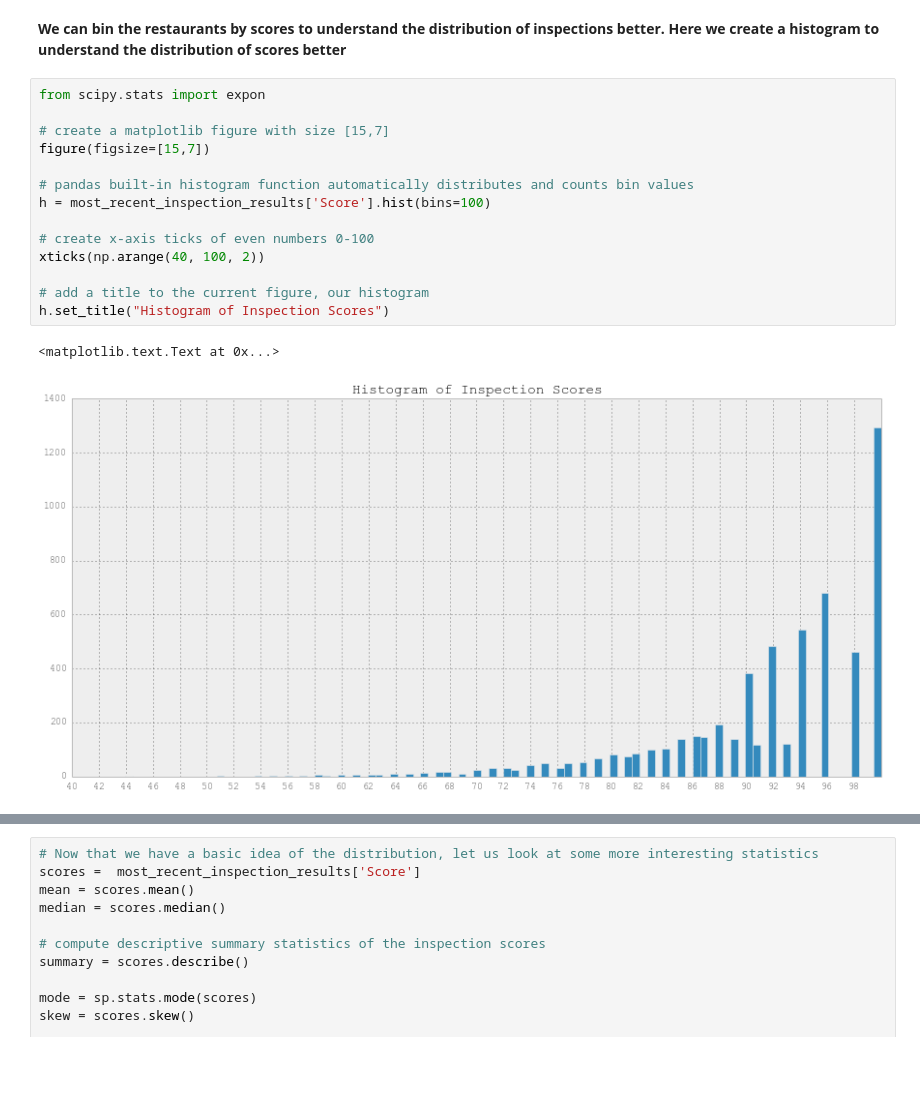
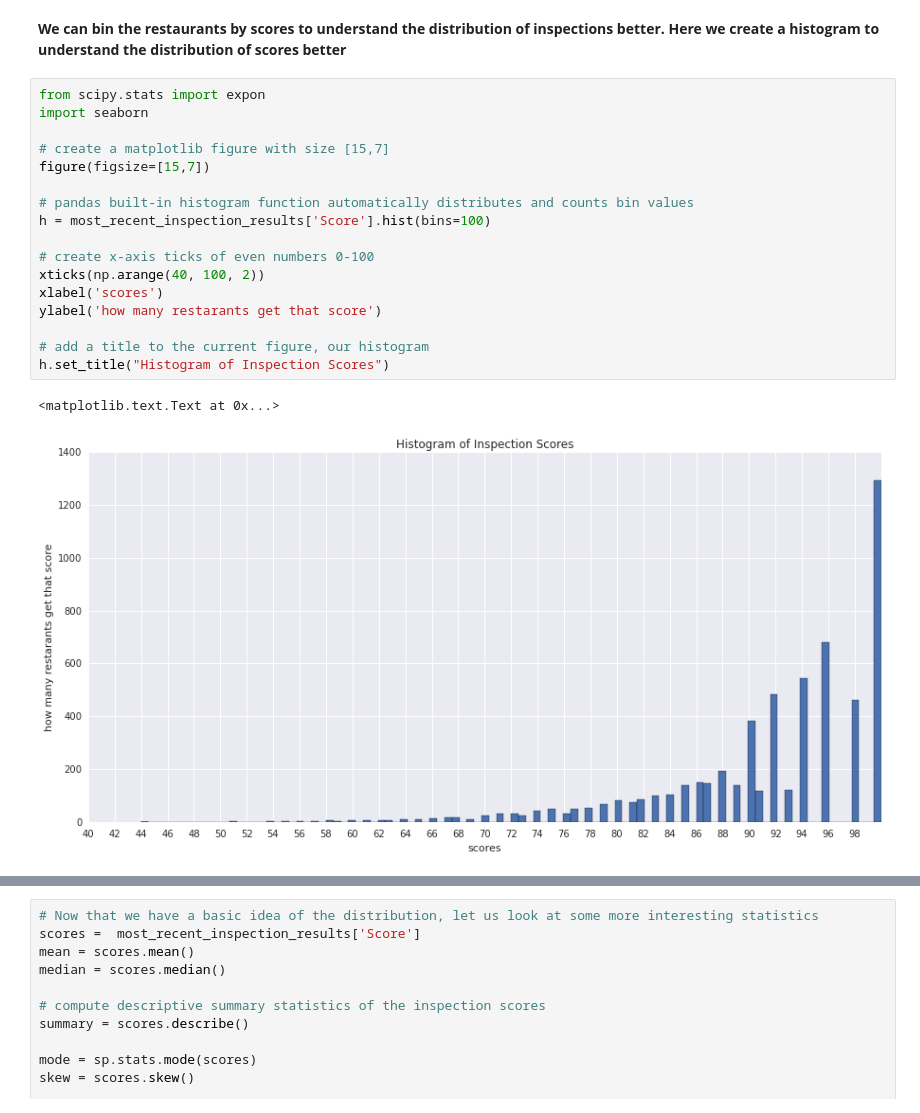
Before and after one commit to 52rtb/data-science, a Jupyter notebook: examples/happy-healthy-hungry/h3.ipynb, the cells around one changed output, grey strips where cells are left out. Saved outputs shown, nothing was run; the diff lists cells and outputs as text; blank space fills up the shorter version.

```diff
--- a/examples/happy-healthy-hungry/h3.ipynb
+++ b/examples/happy-healthy-hungry/h3.ipynb
@@ -329,18 +323,21 @@ A visual representation of how group-by, aggregate, and apply semantics work
 __We can bin the restaurants by scores to understand the distribution of inspections better.  Here we create a histogram to understand the distribution of scores better__
 # %%
 from scipy.stats import expon
+import seaborn
 
 # create a matplotlib figure with size [15,7]
 figure(figsize=[15,7])
 
 # pandas built-in histogram function automatically distributes and counts bin values
 h = most_recent_inspection_results['Score'].hist(bins=100)
 
 # create x-axis ticks of even numbers 0-100
 xticks(np.arange(40, 100, 2))
+xlabel('scores')
+ylabel('how many restarants get that score')
 
 # add a title to the current figure, our histogram
 h.set_title("Histogram of Inspection Scores")
 # %% [output]
 <matplotlib.text.Text at 0x...>
-[figure, old version]
+[figure, new version]
```
Also changed, not shown: parts of 16 cells of this notebook, 6 other files.
